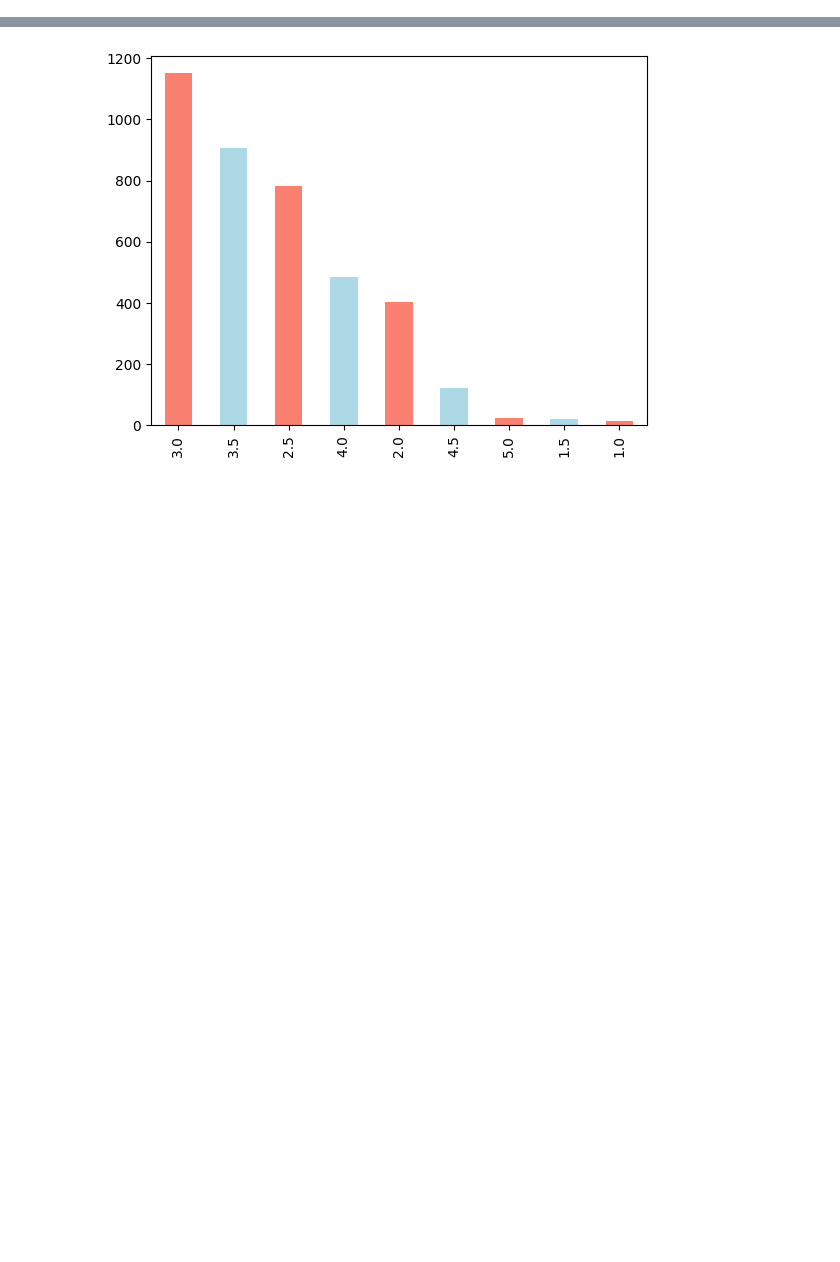
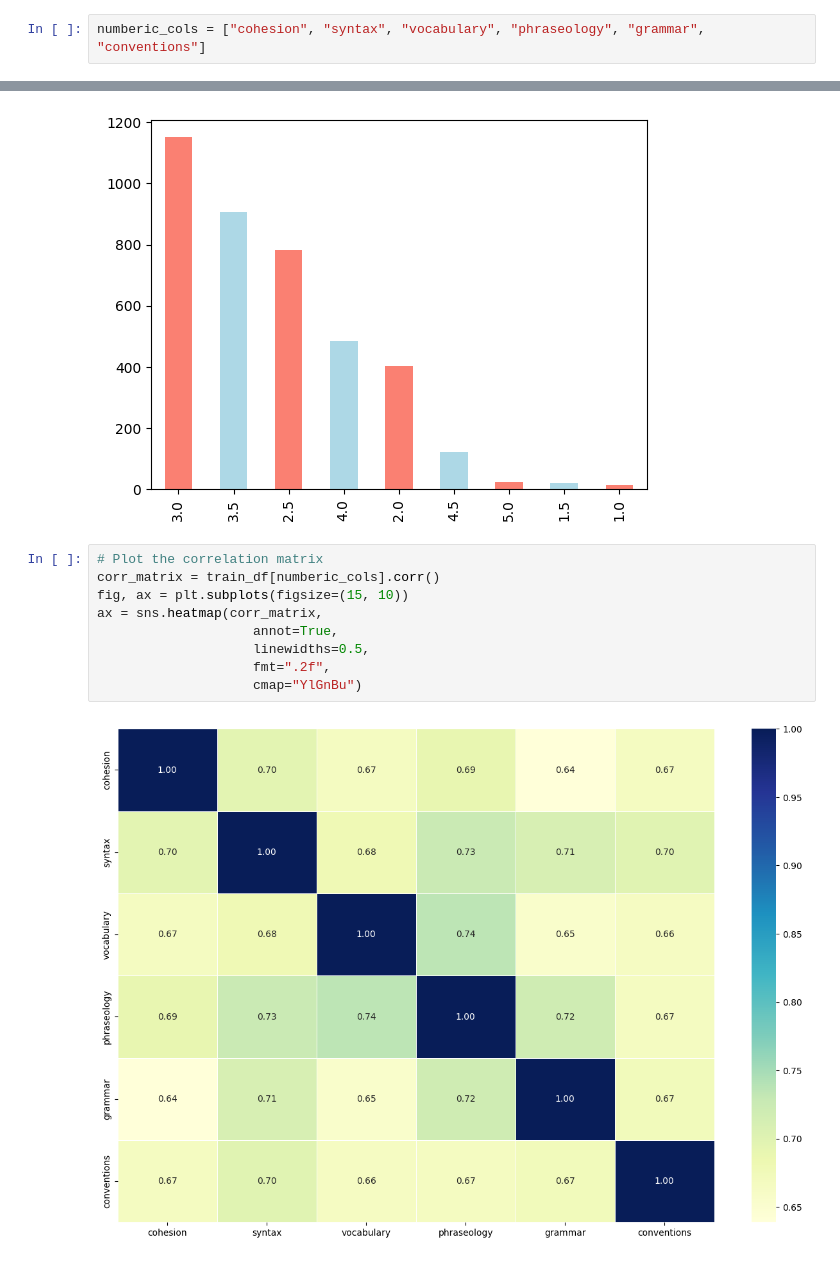
Before and after one commit to KubiakJakub01/Feedback-Prize-ELL, a Jupyter notebook: src/notebooks/research.ipynb, the cells around one changed output, grey strips where cells are left out. Cells and saved outputs as stored; diff of their text form; blank space fills up the shorter version.

Commit message:
Plot correlation matrix

```diff
--- a/src/notebooks/research.ipynb
+++ b/src/notebooks/research.ipynb
@@ -19,6 +19,8 @@ Loading the data and exploring it.
 data_path = Path("../../Data") # Path to the data folder
 train_df = pd.read_csv(data_path / "train.csv") # Load the train data
 test_df = pd.read_csv(data_path / "test.csv") # Load the test data
+# %%
+numberic_cols = ["cohesion", "syntax", "vocabulary", "phraseology", "grammar", "conventions"]
 # %%
 train_df.size
 # %% [output]
@@ -142,3 +144,14 @@ train_df["conventions"].value_counts().plot(kind="bar", color=["salmon", "lightb
 # %% [output]
 <AxesSubplot: >
 [figure]
+# %%
+# Plot the correlation matrix
+corr_matrix = train_df[numberic_cols].corr()
+fig, ax = plt.subplots(figsize=(15, 10))
+ax = sns.heatmap(corr_matrix,
+                    annot=True,
+                    linewidths=0.5,
+                    fmt=".2f",
+                    cmap="YlGnBu")
+# %% [output]
+[figure, added]
```
